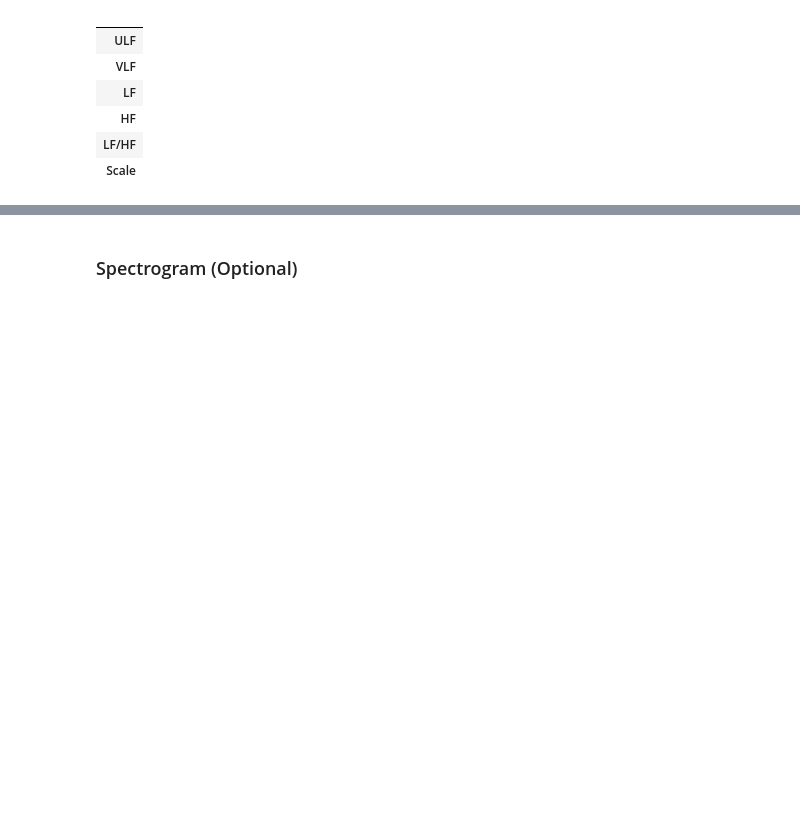
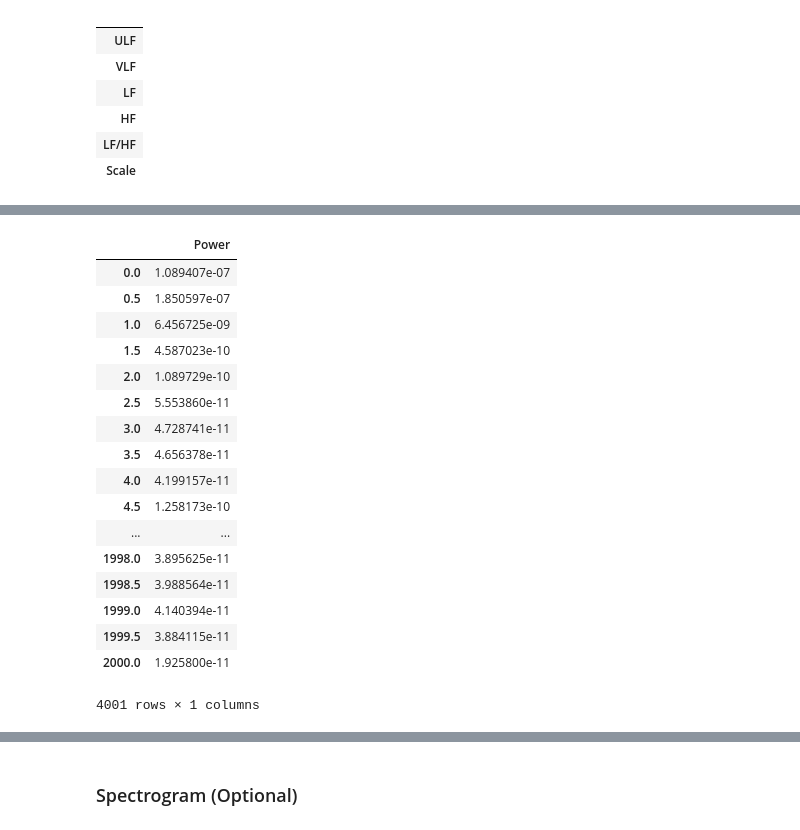
Before and after one commit to drcgw/bass, a Jupyter notebook: Single Wave- Interactive.ipynb, the cells around one changed output, grey strips where cells are left out. Saved outputs shown, nothing was run; the diff lists cells and outputs as text; code cells hidden in the pictures; blank space fills up the shorter version.

Commit message:
PSD auc using data frames
changed over to using data frames. seems to run ok without the tolist()
call.

#32953981500569

```diff
--- a/Single Wave- Interactive.ipynb
+++ b/Single Wave- Interactive.ipynb
@@ -110,0 +139,23 @@ Could not calculate area in bands.
+# %%
+df_power = DataFrame( index = Fxx, data = Pxx)
+df_power.columns = ['Power']
+df_power
+# %% [output]
+|  | Power |
+| 0.0 | 1.089407e-07 |
+| 0.5 | 1.850597e-07 |
+| 1.0 | 6.456725e-09 |
+| 1.5 | 4.587023e-10 |
+| 2.0 | 1.089729e-10 |
+| 2.5 | 5.553860e-11 |
+| 3.0 | 4.728741e-11 |
+| 3.5 | 4.656378e-11 |
+| 4.0 | 4.199157e-11 |
+| 4.5 | 1.258173e-10 |
+| ... | ... |
+| 1998.0 | 3.895625e-11 |
+| 1998.5 | 3.988564e-11 |
+| 1999.0 | 4.140394e-11 |
+| 1999.5 | 3.884115e-11 |
+| 2000.0 | 1.925800e-11 |
+4001 rows × 1 columns
```
Also changed, not shown: parts of 4 cells of this notebook.
